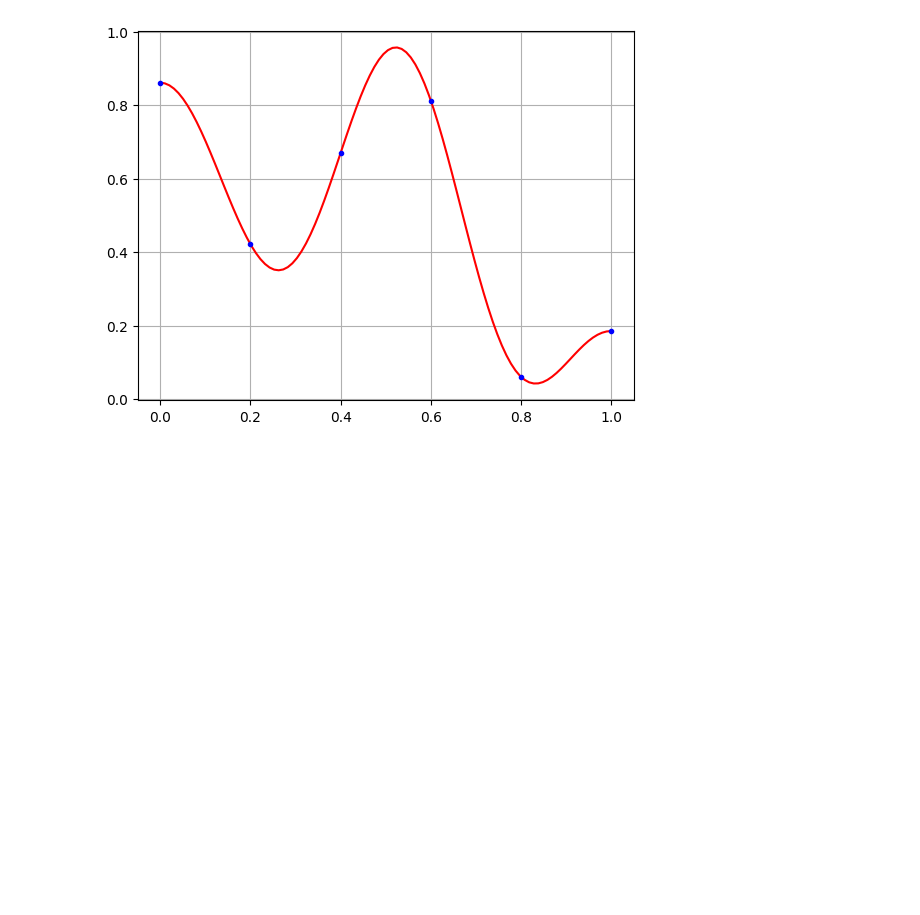
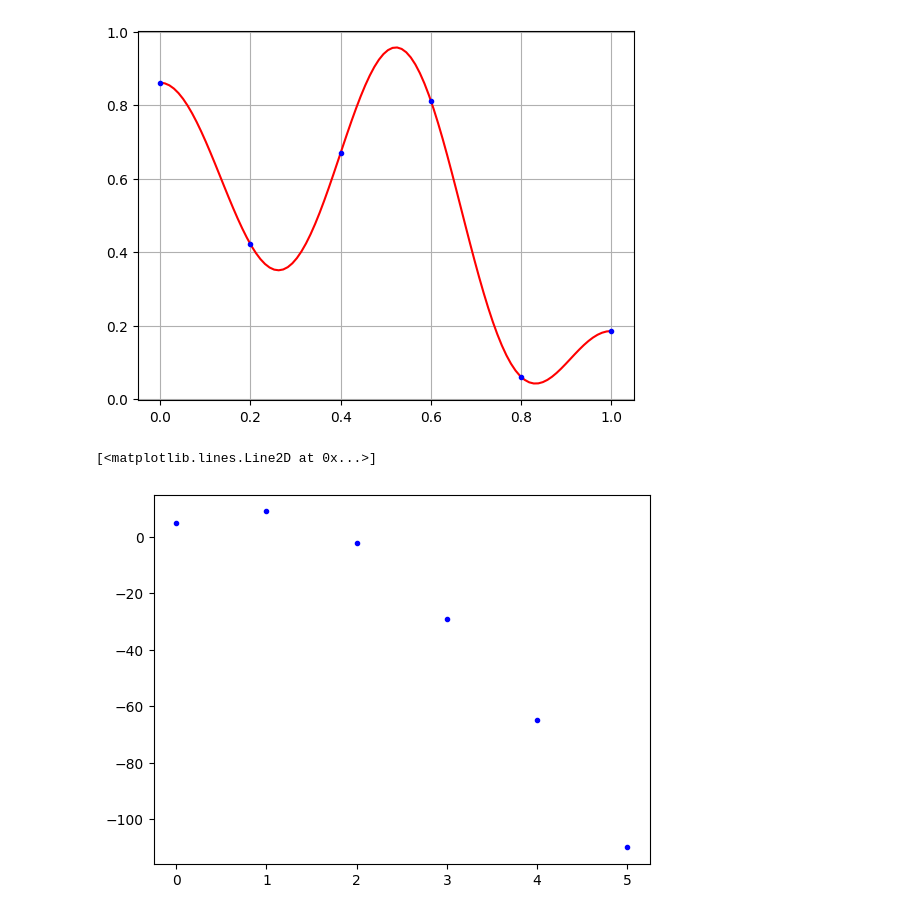
Before and after one commit to ejb1733/MATH307, a Jupyter notebook: assignment1.ipynb, the cells around one changed output. Cells and saved outputs as stored; diff of their text form; code cells hidden in the pictures; blank space fills up the shorter version.

```diff
--- a/assignment1.ipynb
+++ b/assignment1.ipynb
@@ -469,3 +469,11 @@ plt.plot(T,Y,'r',t,y,'b.'), plt.grid(True)
 plt.show()
 # %% [output]
 [figure]
+# %%
+t = [0, 1, 2, 3, 4, 5]
+y = [5, 9, -2, -29, -65, -110]
+# T = np.linspace(0,5,100)
+plt.plot(t,y, 'b.')
+# %% [output]
+[<matplotlib.lines.Line2D at 0x...>]
+[figure, added]
```
Also changed, not shown: 1 other file.
